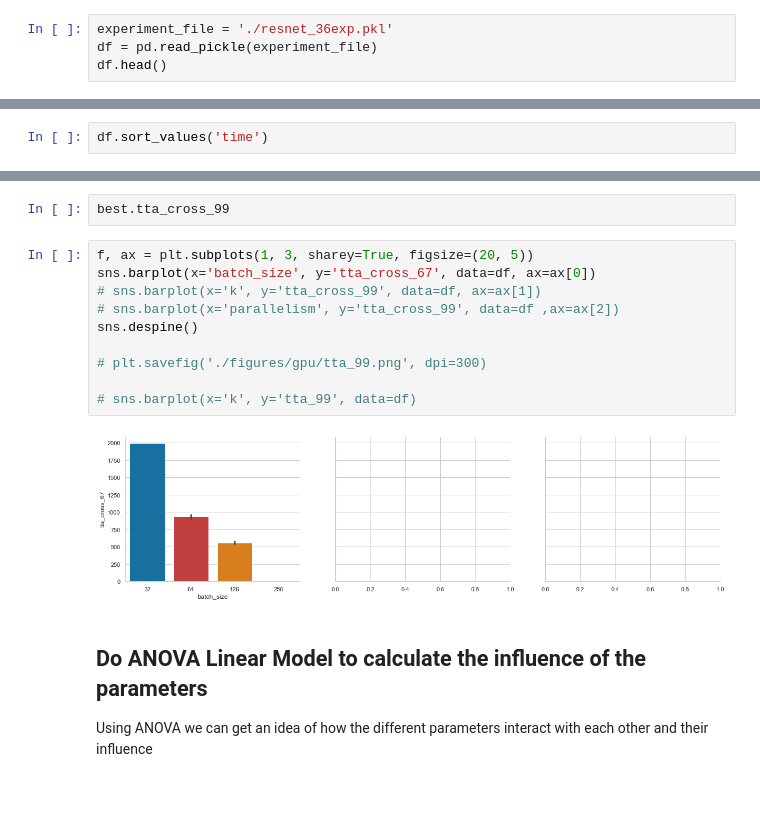
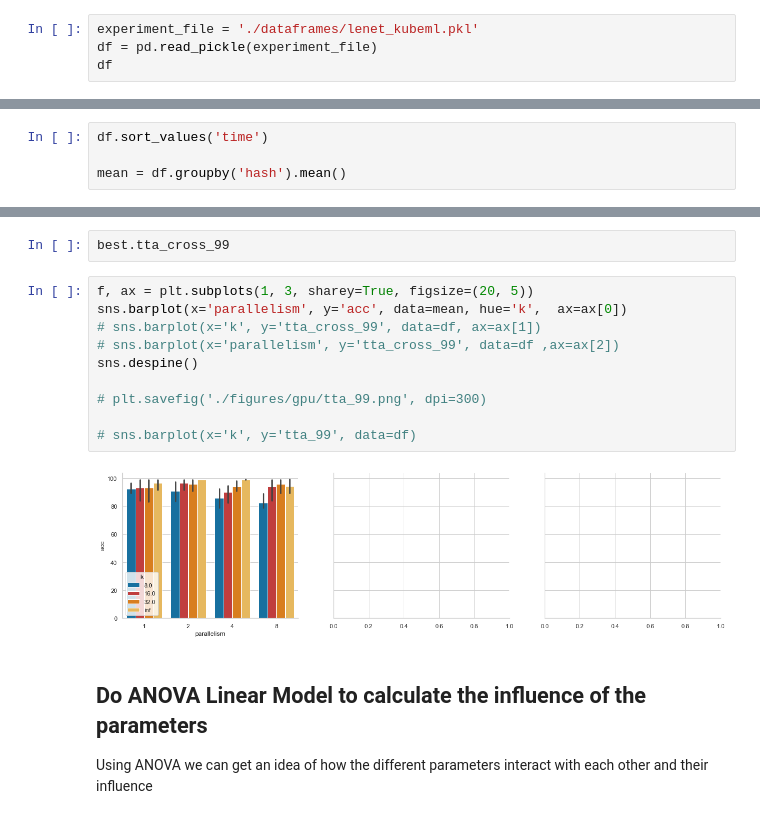
Before and after one commit to DiegoStock12/kubeml, a Jupyter notebook: ml/experiments/insights.ipynb, the cells around one changed output, grey strips where cells are left out. Cells and saved outputs as stored; diff of their text form; blank space fills up the shorter version.

```diff
--- a/ml/experiments/insights.ipynb
+++ b/ml/experiments/insights.ipynb
@@ -200,6 +200,6 @@ sns.set_theme(style='whitegrid', palette=blue_yellow_palette, )
 # %% [markdown]
 #### Read the experiments file
 # %%
-experiment_file = './resnet_36exp.pkl'
+experiment_file = './dataframes/lenet_kubeml.pkl'
 df = pd.read_pickle(experiment_file)
-df.head()
+df
@@ -220,6 +234,8 @@ sns.heatmap(corr,
 # plt.savefig('./figures/resnet34/heat.png', dpi=300)
 # %%
 df.sort_values('time')
+
+mean = df.groupby('hash').mean()
 # %% [markdown]
 ### Get the max accuracies and times and check the parameters used
 # %%
@@ -249,16 +265,16 @@ plt.ylabel('Accuracy (%)', fontsize=15)
 best.tta_cross_99
 # %%
 f, ax = plt.subplots(1, 3, sharey=True, figsize=(20, 5))
-sns.barplot(x='batch_size', y='tta_cross_67', data=df, ax=ax[0])
+sns.barplot(x='parallelism', y='acc', data=mean, hue='k',  ax=ax[0])
 # sns.barplot(x='k', y='tta_cross_99', data=df, ax=ax[1])
 # sns.barplot(x='parallelism', y='tta_cross_99', data=df ,ax=ax[2])
 sns.despine()
 
 # plt.savefig('./figures/gpu/tta_99.png', dpi=300)
 
 # sns.barplot(x='k', y='tta_99', data=df)
 # %% [output]
-[figure, old version]
+[figure, new version]
 # %% [markdown]
 ## Do ANOVA Linear Model to calculate the influence of the parameters
 
```
Also changed, not shown: parts of 6 cells of this notebook, 2 other files.
